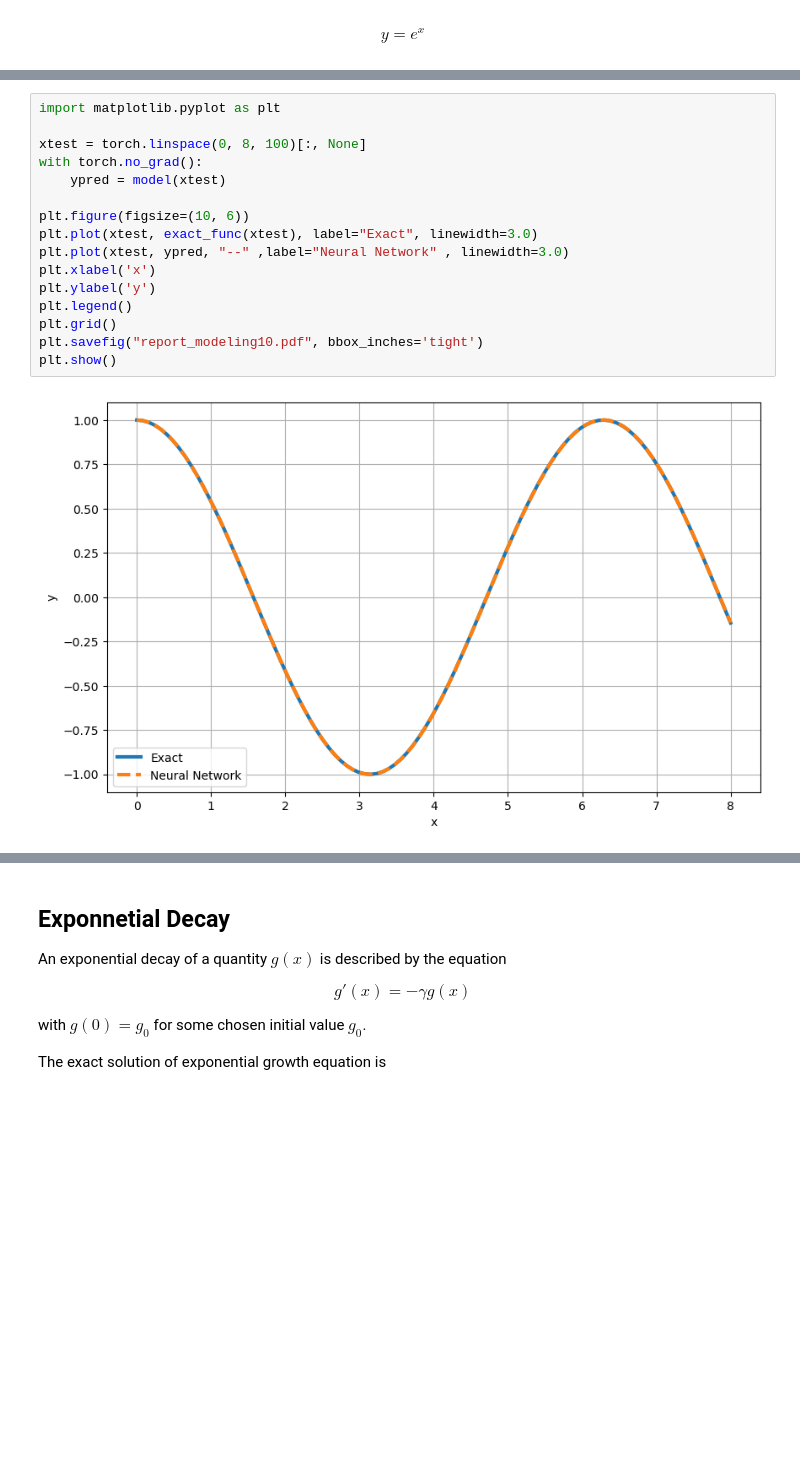
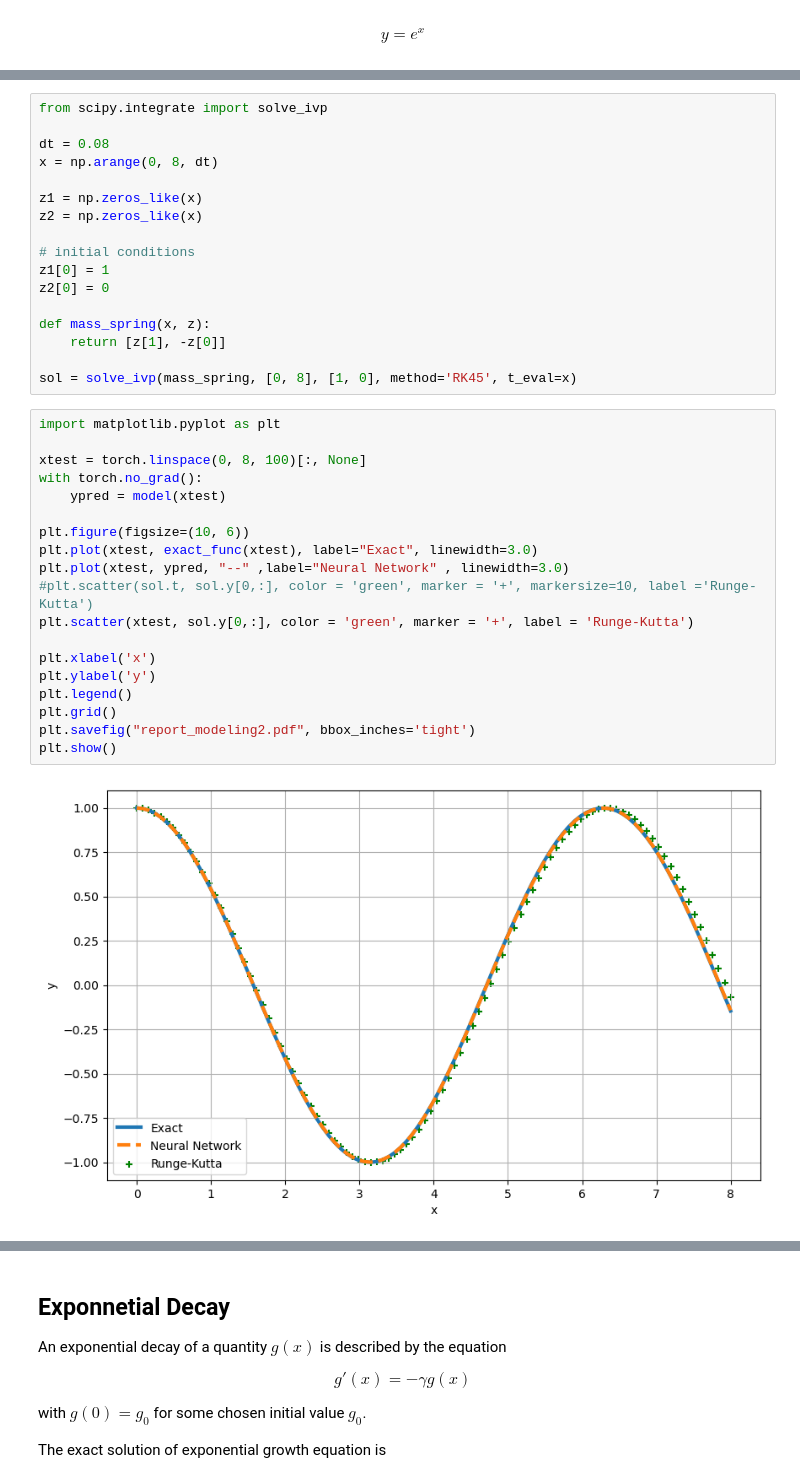
Before and after one commit to mhmdrdwn/ode, a Jupyter notebook: ODE.ipynb, the cells around one changed output, grey strips where cells are left out. Cells and saved outputs as stored; diff of their text form; blank space fills up the shorter version.

```diff
--- a/ODE.ipynb
+++ b/ODE.ipynb
@@ -239,18 +275,38 @@ Final Loss:  2.1762663891422562e-05
+# %%
+from scipy.integrate import solve_ivp
+
+dt = 0.08
+x = np.arange(0, 8, dt)
+
+z1 = np.zeros_like(x)
+z2 = np.zeros_like(x)
+
+# initial conditions
+z1[0] = 1
+z2[0] = 0
+
+def mass_spring(x, z):
+    return [z[1], -z[0]]
+
+sol = solve_ivp(mass_spring, [0, 8], [1, 0], method='RK45', t_eval=x)
 # %%
 import matplotlib.pyplot as plt
 
 xtest = torch.linspace(0, 8, 100)[:, None]
 with torch.no_grad():
     ypred = model(xtest)
 
 plt.figure(figsize=(10, 6))
 plt.plot(xtest, exact_func(xtest), label="Exact", linewidth=3.0)
 plt.plot(xtest, ypred, "--" ,label="Neural Network" , linewidth=3.0)
+#plt.scatter(sol.t, sol.y[0,:], color = 'green', marker = '+', markersize=10, label ='Runge-Kutta')
+plt.scatter(xtest, sol.y[0,:], color = 'green', marker = '+', label = 'Runge-Kutta')
+
 plt.xlabel('x')
 plt.ylabel('y')
 plt.legend()
 plt.grid()
-plt.savefig("report_modeling10.pdf", bbox_inches='tight')
+plt.savefig("report_modeling2.pdf", bbox_inches='tight')
 plt.show()
 # %% [output]
-[figure, old version]
+[figure, new version]
```
Also changed, not shown: parts of 51 cells of this notebook.
